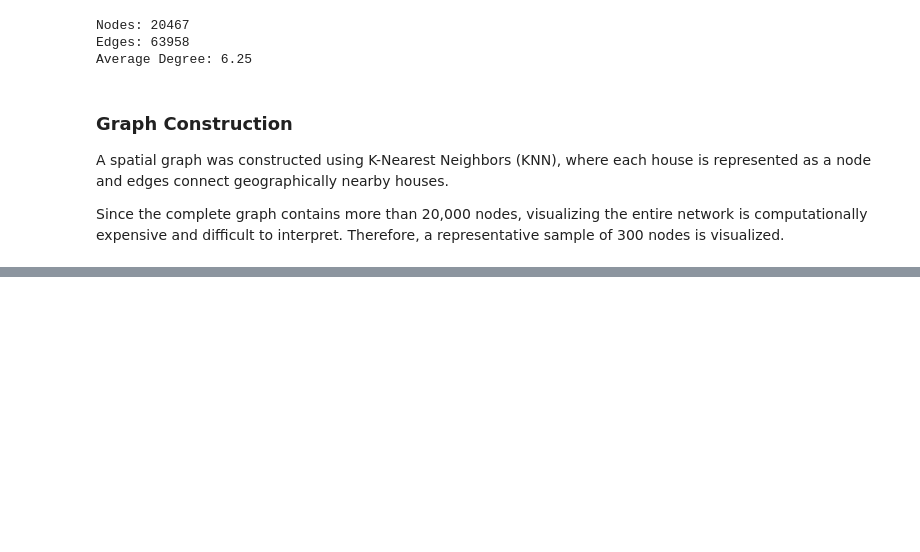
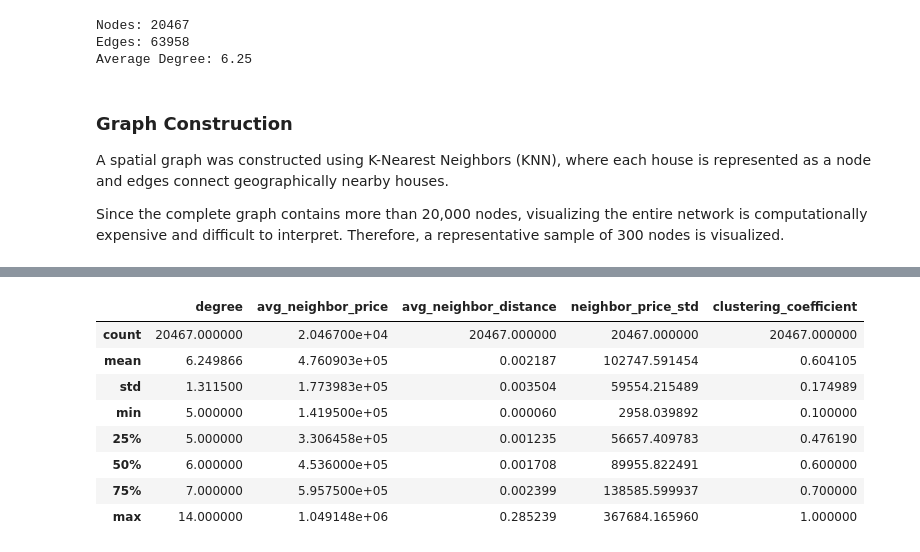
Before and after one commit to Swayam085/geospatial-valuation, a Jupyter notebook: notebooks/03_spatial_graph.ipynb, the cells around one changed output, grey strips where cells are left out. Drawn from its saved outputs; the diff is of its cells as text; code cells hidden in the pictures; blank space fills up the shorter version.

```diff
--- a/notebooks/03_spatial_graph.ipynb
+++ b/notebooks/03_spatial_graph.ipynb
@@ -173,0 +276,20 @@ Since the complete graph contains more than 20,000 nodes, visualizing the entire
+# %%
+df[
+    [
+        "degree",
+        "avg_neighbor_price",
+        "avg_neighbor_distance",
+        "neighbor_price_std",
+        "clustering_coefficient"
+    ]
+].describe()
+# %% [output]
+|  | degree | avg_neighbor_price | avg_neighbor_distance | neighbor_price_std | clustering_coefficient |
+| count | 20467.000000 | 2.046700e+04 | 20467.000000 | 20467.000000 | 20467.000000 |
+| mean | 6.249866 | 4.760903e+05 | 0.002187 | 102747.591454 | 0.604105 |
+| std | 1.311500 | 1.773983e+05 | 0.003504 | 59554.215489 | 0.174989 |
+| min | 5.000000 | 1.419500e+05 | 0.000060 | 2958.039892 | 0.100000 |
+| 25% | 5.000000 | 3.306458e+05 | 0.001235 | 56657.409783 | 0.476190 |
+| 50% | 6.000000 | 4.536000e+05 | 0.001708 | 89955.822491 | 0.600000 |
+| 75% | 7.000000 | 5.957500e+05 | 0.002399 | 138585.599937 | 0.700000 |
+| max | 14.000000 | 1.049148e+06 | 0.285239 | 367684.165960 | 1.000000 |
```
Also changed, not shown: parts of 12 cells of this notebook, 1 other file.
